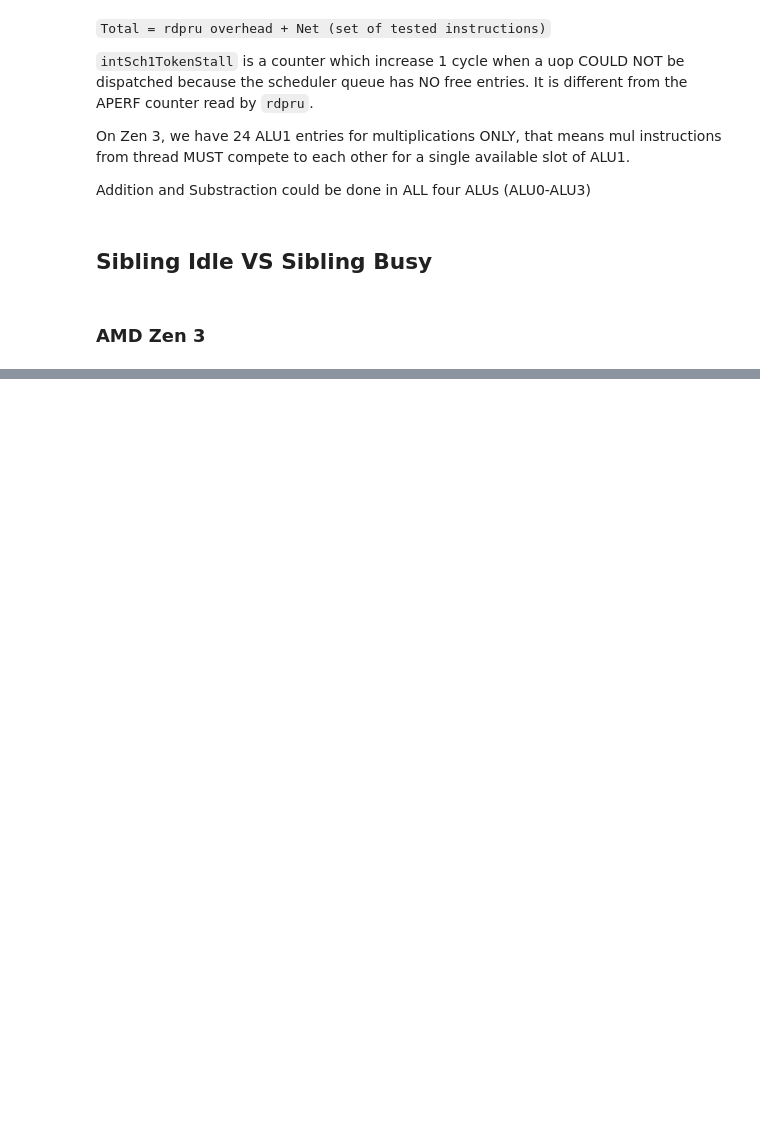
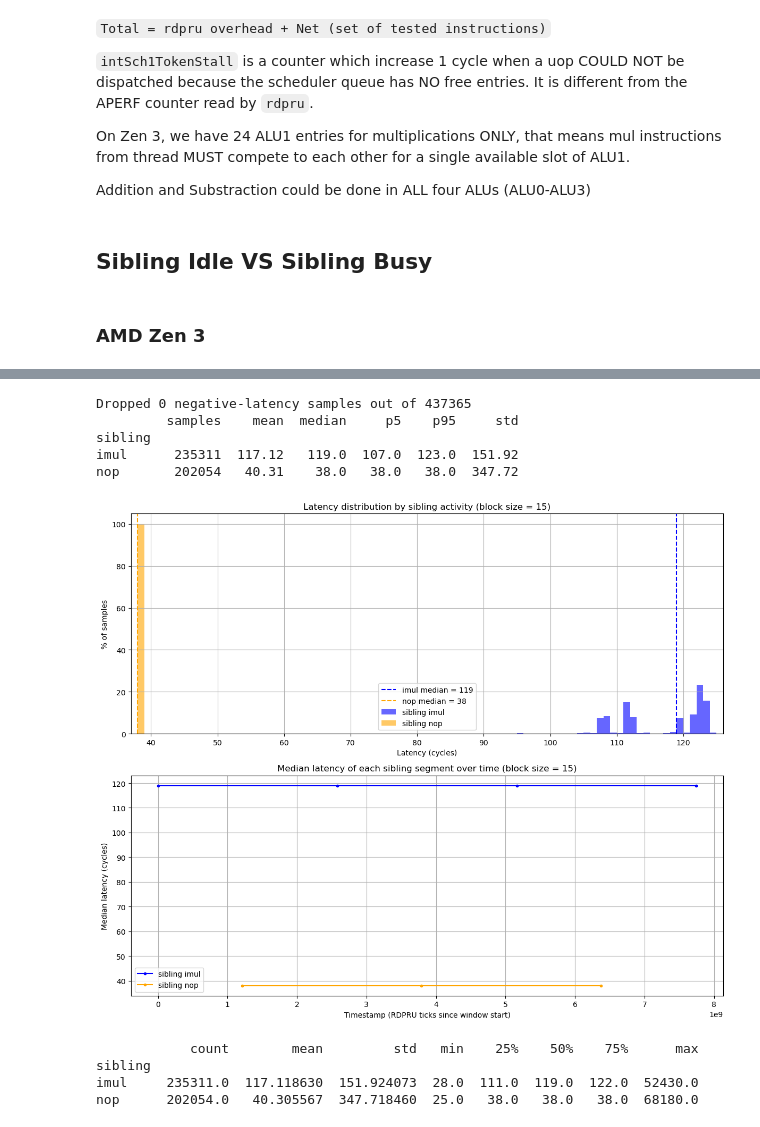
Before and after one commit to ancuongnguyen07/micro-timing, a Jupyter notebook: pysrc/analyzer.ipynb, the cells around one changed output, grey strips where cells are left out. Cells and saved outputs as stored; diff of their text form; code cells hidden in the pictures; blank space fills up the shorter version.

```diff
--- a/pysrc/analyzer.ipynb
+++ b/pysrc/analyzer.ipynb
@@ -139,0 +160,76 @@ plt.show()
+# %%
+# The unfenced RDPRU reads can complete out of order, giving a NEGATIVE elapsed
+# time. The C code writes it as an unsigned 64-bit number (2^64 - x), which
+# pandas reads as uint64. Reinterpret the column as signed, then drop those samples.
+raw_latency = ts_df['latency'].to_numpy().astype(np.uint64).view(np.int64)
+valid = raw_latency >= 0
+print(f"Dropped {np.count_nonzero(~valid)} negative-latency samples out of {len(valid)}")
+
+clean_df = ts_df.loc[valid].copy()
+clean_df['latency'] = raw_latency[valid]
+# only samples taken while the sibling ran a segment (seg_id 0 = before it started)
+seg_df = clean_df[clean_df['sibling'].isin(['imul', 'nop'])]
+
+SIBLING_COLORS = {'imul': 'blue', 'nop': 'orange'}
+
+# ---- summary: one row per sibling activity ---------------------------------
+summary = seg_df.groupby('sibling')['latency'].agg(
+    samples='count', mean='mean', median='median',
+    p5=lambda s: np.percentile(s, 5), p95=lambda s: np.percentile(s, 95),
+    std='std').round(2)
+print(summary)
+
+# ---- figure: (1) latency distributions, (2) median latency per segment -------
+fig, (ax1, ax2) = plt.subplots(2, 1, figsize=(12, 10))
+
+# (1) overlaid histograms, 1-cycle bins, as % of that activity's samples
+# (the two activities have different sample counts, so raw counts would mislead).
+# The range is clipped at the 0.1th / 99.9th percentile to drop rare outliers.
+LAT_MIN = int(np.percentile(seg_df['latency'], 0.1)) - 1
+LAT_MAX = int(np.percentile(seg_df['latency'], 99.9)) + 2
+bins = np.arange(LAT_MIN, LAT_MAX + 1)
+for who, color in SIBLING_COLORS.items():
+    lat = seg_df.loc[seg_df['sibling'] == who, 'latency'].to_numpy()
+    counts, _ = np.histogram(lat, bins=bins)
+    ax1.bar(bins[:-1], counts / counts.sum() * 100, width=1.0, align='edge',
+            color=color, alpha=0.6, label=f'sibling {who}')
+    ax1.axvline(np.median(lat), color=color, linestyle='--',
+                label=f'{who} median = {np.median(lat):.0f}')
+ax1.set_xlim(LAT_MIN, LAT_MAX)
+ax1.set_xlabel('Latency (cycles)')
+ax1.set_ylabel('% of samples')
+ax1.set_title(f'Latency distribution by sibling activity (block size = {BL_SIZE})')
+ax1.legend()
+ax1.grid(True)
+
+# (2) one point per segment: median latency, at the segment's start time
+# (.to_numpy(): this matplotlib cannot plot pandas Series directly)
+seg_stats = (seg_df.groupby(['seg_id', 'sibling'])
+             .agg(t_start=('timestamp', 'min'), median=('latency', 'median'))
+             .reset_index())
+for who, color in SIBLING_COLORS.items():
+    s = seg_stats[seg_stats['sibling'] == who]
+    ax2.plot(s['t_start'].to_numpy(), s['median'].to_numpy(), marker='o',
+             markersize=3, linestyle='-', color=color, label=f'sibling {who}')
+ax2.set_xlabel('Timestamp (RDPRU ticks since window start)')
+ax2.set_ylabel('Median latency (cycles)')
+ax2.set_title(f'Median latency of each sibling segment over time (block size = {BL_SIZE})')
+ax2.legend()
+ax2.grid(True)
+
+plt.tight_layout()
+plt.show()
+# %% [output]
+Dropped 0 negative-latency samples out of 437365
+         samples    mean  median     p5    p95     std
+sibling
+imul      235311  117.12   119.0  107.0  123.0  151.92
+nop       202054   40.31    38.0   38.0   38.0  347.72
+[figure, added]
+# %%
+print(seg_df.groupby('sibling').latency.describe())
+# %% [output]
+            count        mean         std   min    25%    50%    75%      max
+sibling
+imul     235311.0  117.118630  151.924073  28.0  111.0  119.0  122.0  52430.0
+nop      202054.0   40.305567  347.718460  25.0   38.0   38.0   38.0  68180.0
```
Also changed, not shown: parts of 8 cells of this notebook, 17 other files.
